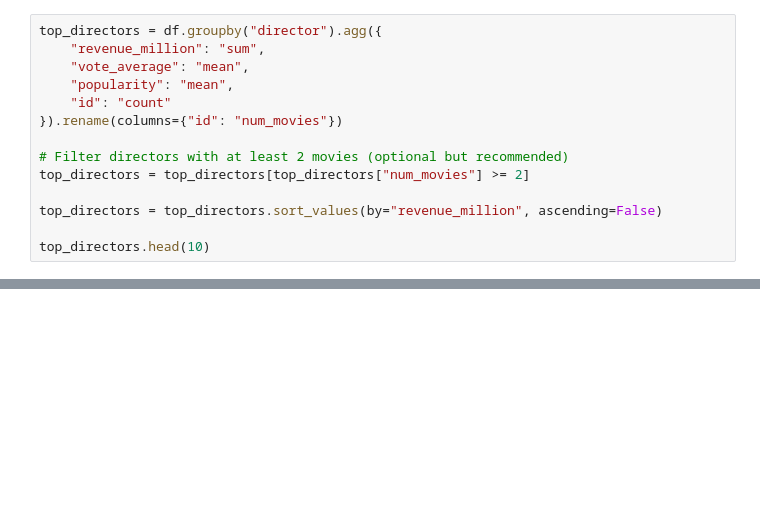
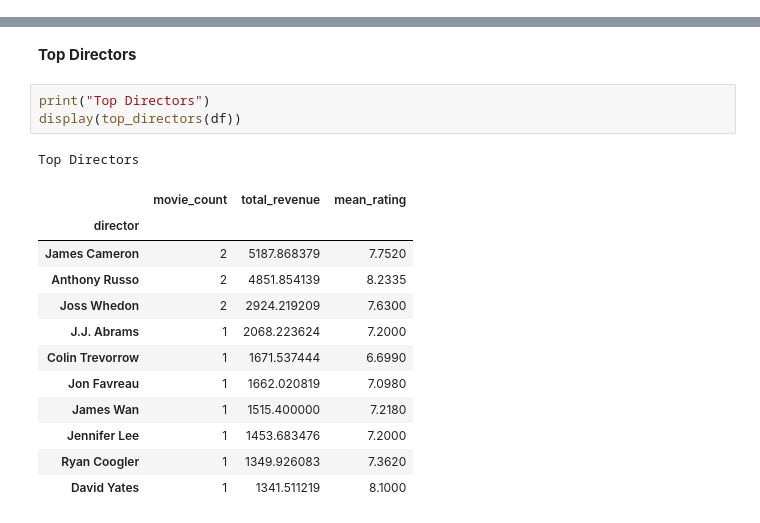
Before and after one commit to GiramataC/TMDB_Analysis, a Jupyter notebook: TMDB.ipynb, the cells around one changed output, grey strips where cells are left out. Drawn from its saved outputs; the diff is of its cells as text; blank space fills up the shorter version.

```diff
--- a/TMDB.ipynb
+++ b/TMDB.ipynb
@@ -818,14 +0,0 @@ top_franchises.head(10)
-# %%
-top_directors = df.groupby("director").agg({
-    "revenue_million": "sum",
-    "vote_average": "mean",
-    "popularity": "mean",
-    "id": "count"
-}).rename(columns={"id": "num_movies"})
-
-# Filter directors with at least 2 movies (optional but recommended)
-top_directors = top_directors[top_directors["num_movies"] >= 2]
-
-top_directors = top_directors.sort_values(by="revenue_million", ascending=False)
-
-top_directors.head(10)
@@ -1097,0 +213,19 @@ Name: movie_type, dtype: object
+# %% [markdown]
+**Top Directors**
+# %%
+print("Top Directors")
+display(top_directors(df))
+# %% [output]
+Top Directors
+|  | movie_count | total_revenue | mean_rating |
+| director |  |  |  |
+| James Cameron | 2 | 5187.868379 | 7.7520 |
+| Anthony Russo | 2 | 4851.854139 | 8.2335 |
+| Joss Whedon | 2 | 2924.219209 | 7.6300 |
+| J.J. Abrams | 1 | 2068.223624 | 7.2000 |
+| Colin Trevorrow | 1 | 1671.537444 | 6.6990 |
+| Jon Favreau | 1 | 1662.020819 | 7.0980 |
+| James Wan | 1 | 1515.400000 | 7.2180 |
+| Jennifer Lee | 1 | 1453.683476 | 7.2000 |
+| Ryan Coogler | 1 | 1349.926083 | 7.3620 |
+| David Yates | 1 | 1341.511219 | 8.1000 |
```
Also changed, not shown: parts of 94 cells of this notebook, 8 other files.
